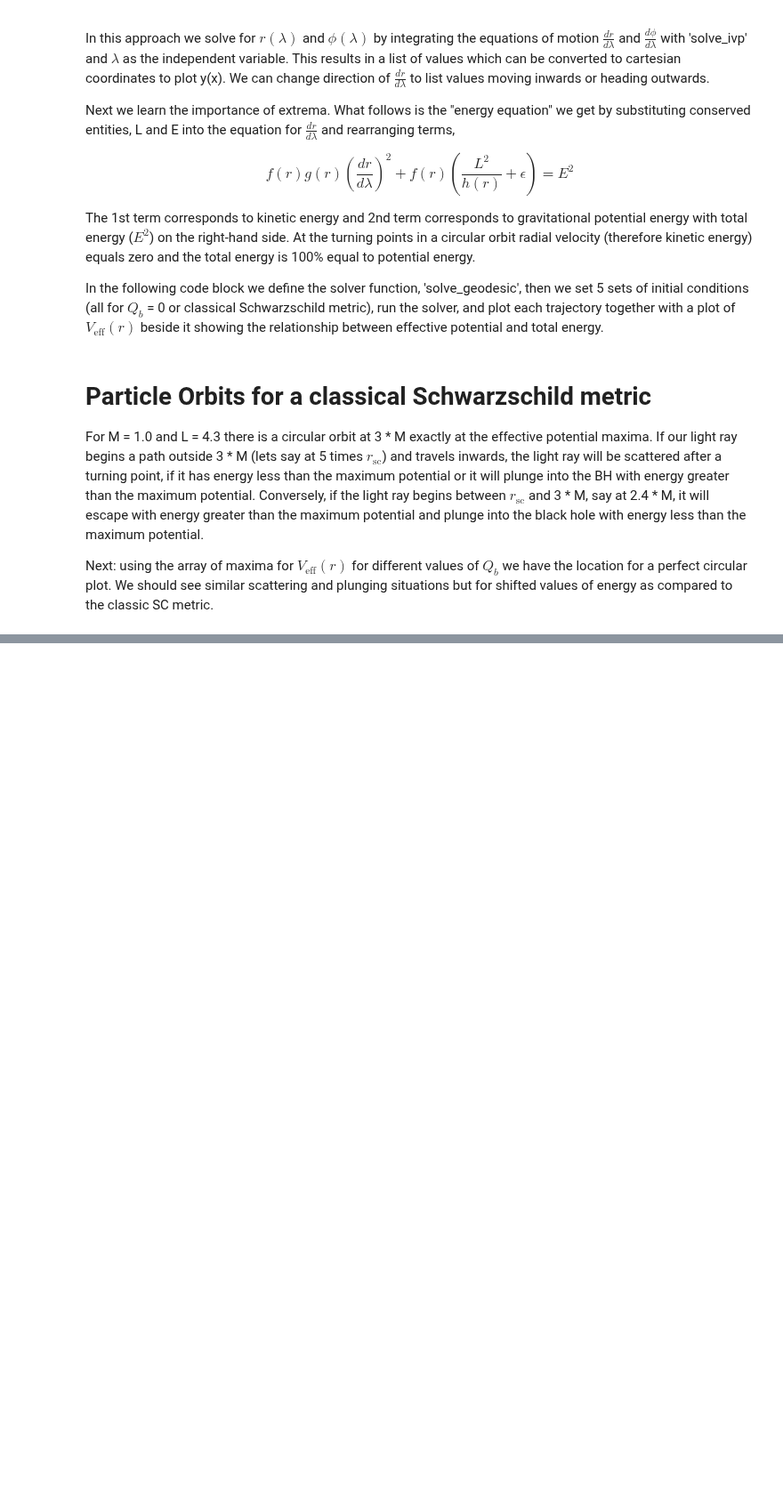
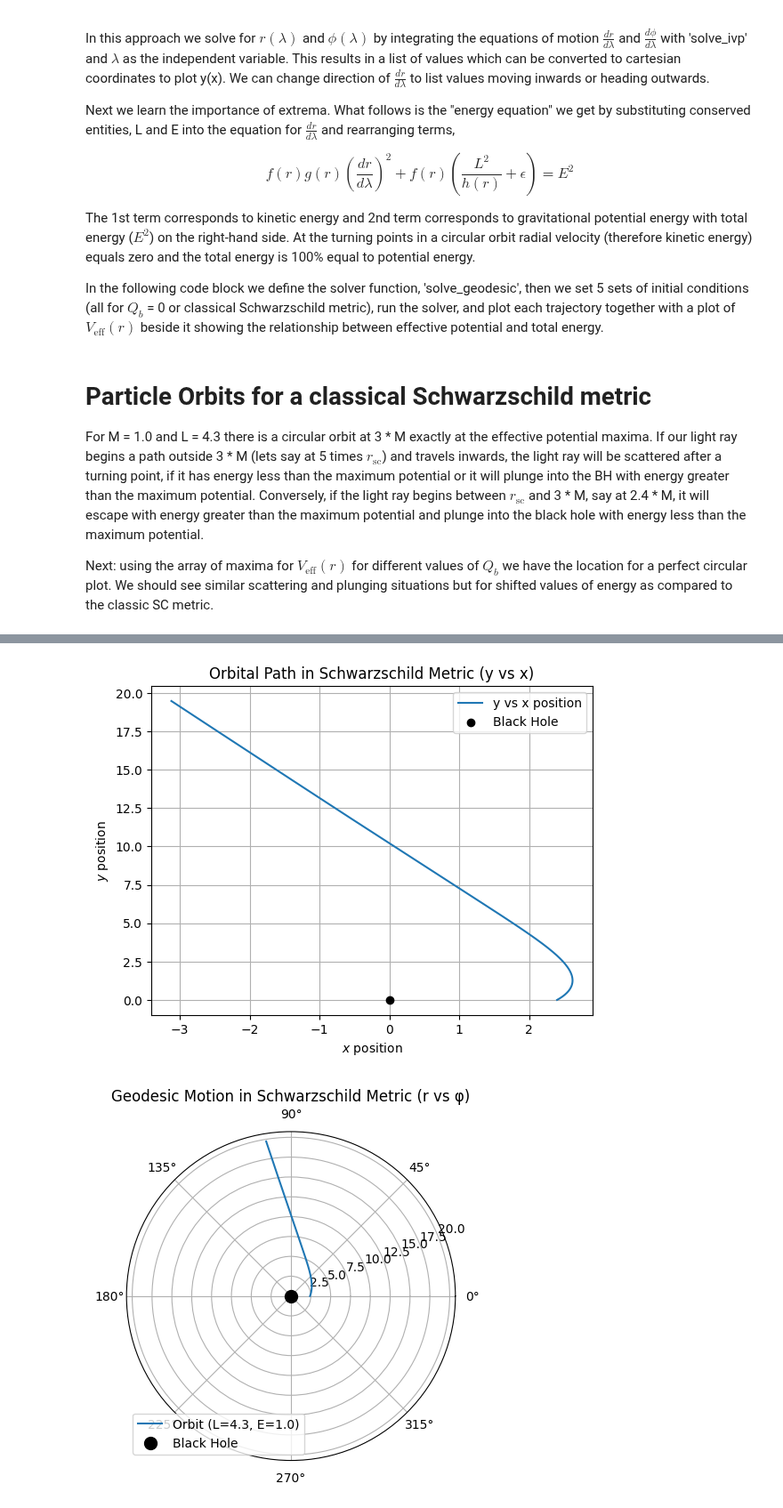
Before and after one commit to AdamSmithOrlik/quantum-black-holes, a Jupyter notebook: sue/orbital-precession.ipynb, the cells around one changed output, grey strips where cells are left out. Shown at 89% size. Cells and saved outputs as stored; diff of their text form; code cells hidden in the pictures; blank space fills up the shorter version.

Commit message:
quantum-corrected light and timelike paths

```diff
--- a/sue/orbital-precession.ipynb
+++ b/sue/orbital-precession.ipynb
@@ -422,0 +455,40 @@ plt.show()
+# %%
+# Block 8
+# initial conditions
+phi_range2_1 = (0, 2 * np.pi)
+r_init2_1 = 1.2 * rs1
+r_max2_1 = 10 * rs1
+params2_1 = [E1_1, L1, M1, Qb0_1, Qc0_1, r_max2_1]
+sol_10 = solve_geodesic2(params2_1, phi_range2_1, r_init2_1, epsilon=1.0)
+
+# extract solution
+phi_vals2_1 = sol_10.t
+r_vals2_1 = sol_10.y[0]
+valid_ind = r_vals2_1 <= r_max2_1
+phi_vals3_1 = phi_vals2_1[valid_ind]
+r_vals3_1 = r_vals2_1[valid_ind]
+
+# convert to cartesian coords
+x2_1 = r_vals3_1 * np.cos(phi_vals3_1)
+y2_1 = r_vals3_1 * np.sin(phi_vals3_1)
+
+# cartesian coordinates
+plt.plot(x2_1, y2_1, label=f'y vs x position')
+plt.scatter([0], [0], color='black', label='Black Hole', zorder=5)
+plt.xlabel(r'$x$ position')
+plt.ylabel(r'$y$ position')
+plt.title('Orbital Path in Schwarzschild Metric (y vs x)')
+plt.legend()
+plt.grid(True)
+plt.show()
+
+# plar plot
+plt.polar(phi_vals3_1, r_vals3_1, label=f'Orbit (L={L1}, E={E1})')
+plt.scatter([0], [0], color='black', marker='o', s=100, label='Black Hole', zorder=5)
+plt.title('Geodesic Motion in Schwarzschild Metric (r vs φ)')
+plt.legend()
+plt.grid(True)
+plt.show()
+# %% [output]
+[figure, added]
+[figure, added]
```
Also changed, not shown: parts of 4 cells of this notebook.
